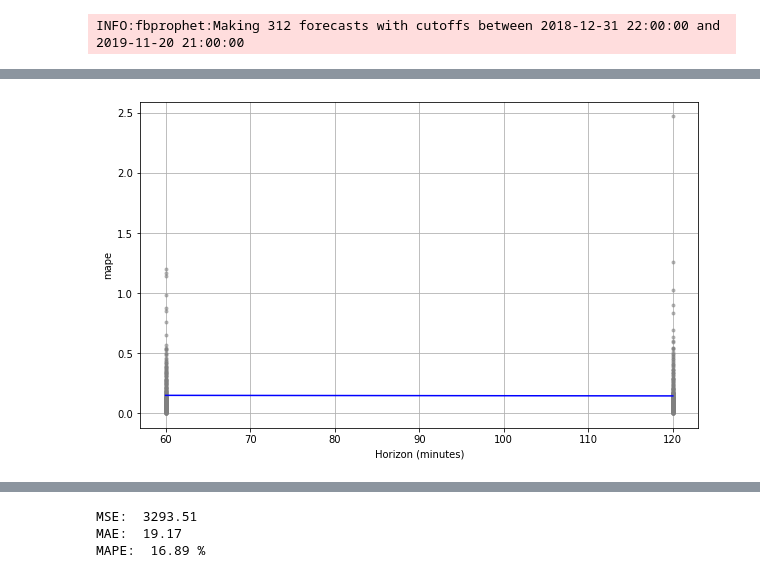
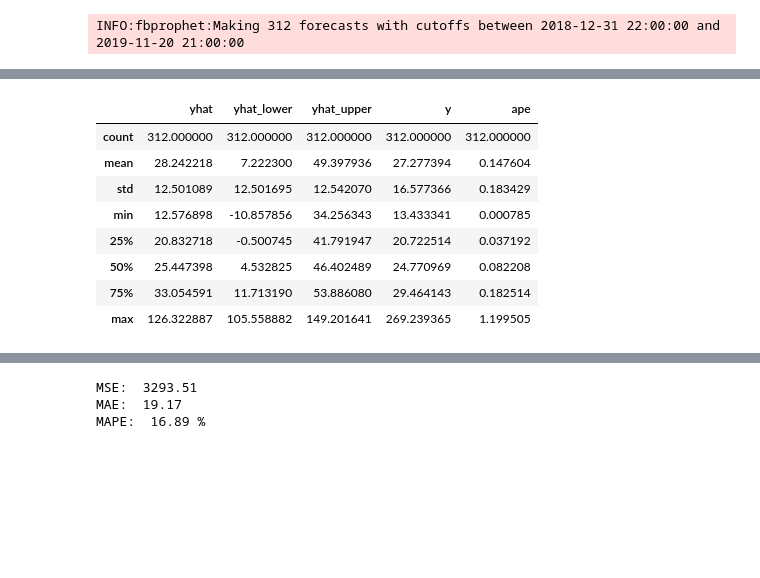
Before and after one commit to NathanVenos/Electricity_Price_Forecasting, a Jupyter notebook: 3_Modeling_RT_Pricing.ipynb, the cells around one changed output, grey strips where cells are left out. Cells and saved outputs as stored; diff of their text form; code cells hidden in the pictures; blank space fills up the shorter version.

```diff
--- a/3_Modeling_RT_Pricing.ipynb
+++ b/3_Modeling_RT_Pricing.ipynb
@@ -565,5 +575,12 @@ lmp_trans_p.head()
-# %%
-# plotting the results
-fig = plot_cross_validation_metric(lmp_trans_cv, metric='mape')
-# %% [output]
-[figure, removed]
+# %%
+lmp_trans_cv_first.describe()
+# %% [output]
+|  | yhat | yhat_lower | yhat_upper | y | ape |
+| count | 312.000000 | 312.000000 | 312.000000 | 312.000000 | 312.000000 |
+| mean | 28.242218 | 7.222300 | 49.397936 | 27.277394 | 0.147604 |
+| std | 12.501089 | 12.501695 | 12.542070 | 16.577366 | 0.183429 |
+| min | 12.576898 | -10.857856 | 34.256343 | 13.433341 | 0.000785 |
+| 25% | 20.832718 | -0.500745 | 41.791947 | 20.722514 | 0.037192 |
+| 50% | 25.447398 | 4.532825 | 46.402489 | 24.770969 | 0.082208 |
+| 75% | 33.054591 | 11.713190 | 53.886080 | 29.464143 | 0.182514 |
+| max | 126.322887 | 105.558882 | 149.201641 | 269.239365 | 1.199505 |
```
Also changed, not shown: parts of 15 cells of this notebook, 1 other file.
